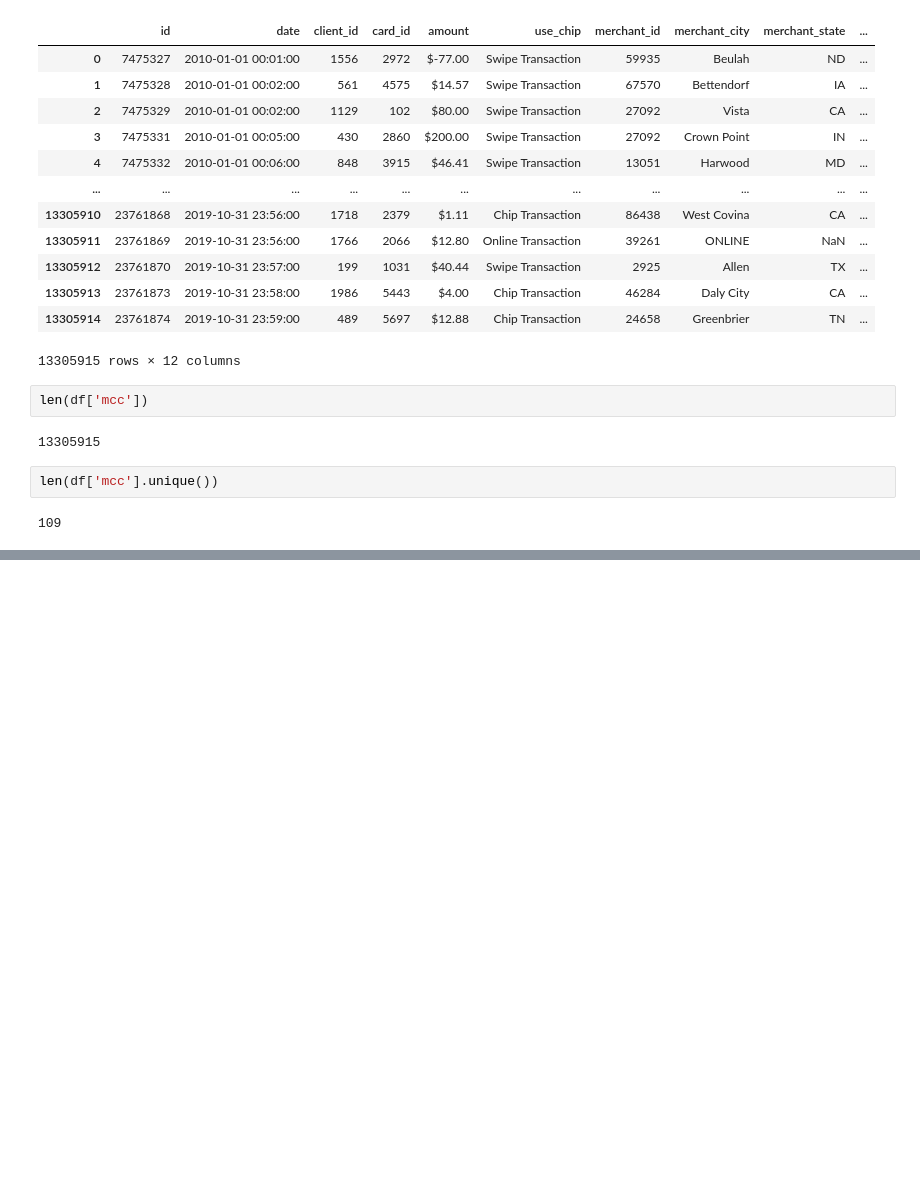
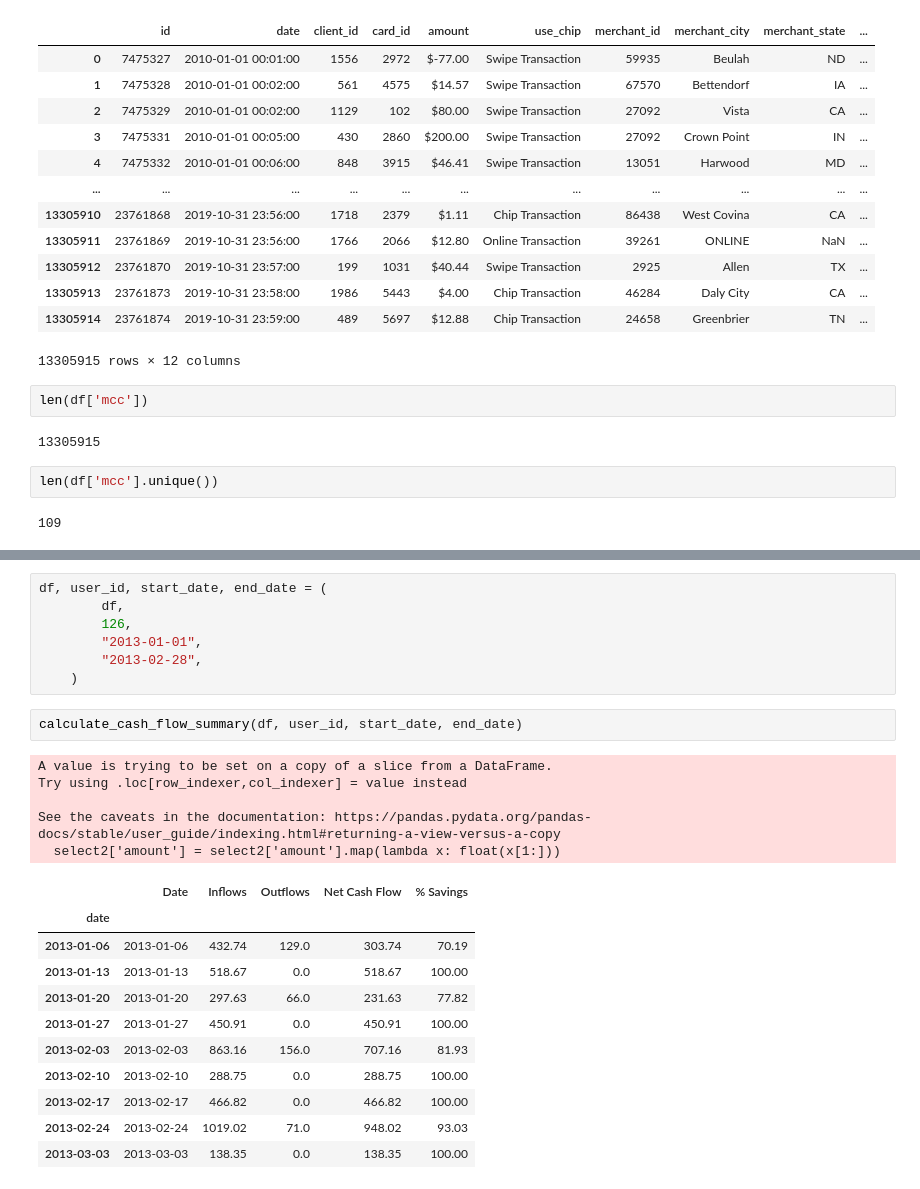
Before and after one commit to pablopertusa/caixabank-tech-hackathon, a Jupyter notebook: src/data/notebook.ipynb, the cells around one changed output, grey strips where cells are left out. Drawn from its saved outputs; the diff is of its cells as text; blank space fills up the shorter version.

```diff
--- a/src/data/notebook.ipynb
+++ b/src/data/notebook.ipynb
@@ -415,0 +605,26 @@ len(df['mcc'].unique())
+# %%
+df, user_id, start_date, end_date = (
+        df,
+        126,
+        "2013-01-01",
+        "2013-02-28",
+    )
+# %%
+calculate_cash_flow_summary(df, user_id, start_date, end_date)
+# %% [output]
+A value is trying to be set on a copy of a slice from a DataFrame.
+Try using .loc[row_indexer,col_indexer] = value instead
+
+See the caveats in the documentation: https://pandas.pydata.org/pandas-docs/stable/user_guide/indexing.html#returning-a-view-versus-a-copy
+  select2['amount'] = select2['amount'].map(lambda x: float(x[1:]))
+|  | Date | Inflows | Outflows | Net Cash Flow | % Savings |
+| date |  |  |  |  |  |
+| 2013-01-06 | 2013-01-06 | 432.74 | 129.0 | 303.74 | 70.19 |
+| 2013-01-13 | 2013-01-13 | 518.67 | 0.0 | 518.67 | 100.00 |
+| 2013-01-20 | 2013-01-20 | 297.63 | 66.0 | 231.63 | 77.82 |
+| 2013-01-27 | 2013-01-27 | 450.91 | 0.0 | 450.91 | 100.00 |
+| 2013-02-03 | 2013-02-03 | 863.16 | 156.0 | 707.16 | 81.93 |
+| 2013-02-10 | 2013-02-10 | 288.75 | 0.0 | 288.75 | 100.00 |
+| 2013-02-17 | 2013-02-17 | 466.82 | 0.0 | 466.82 | 100.00 |
+| 2013-02-24 | 2013-02-24 | 1019.02 | 71.0 | 948.02 | 93.03 |
+| 2013-03-03 | 2013-03-03 | 138.35 | 0.0 | 138.35 | 100.00 |
```
Also changed, not shown: parts of 12 cells of this notebook, 2 other files.
